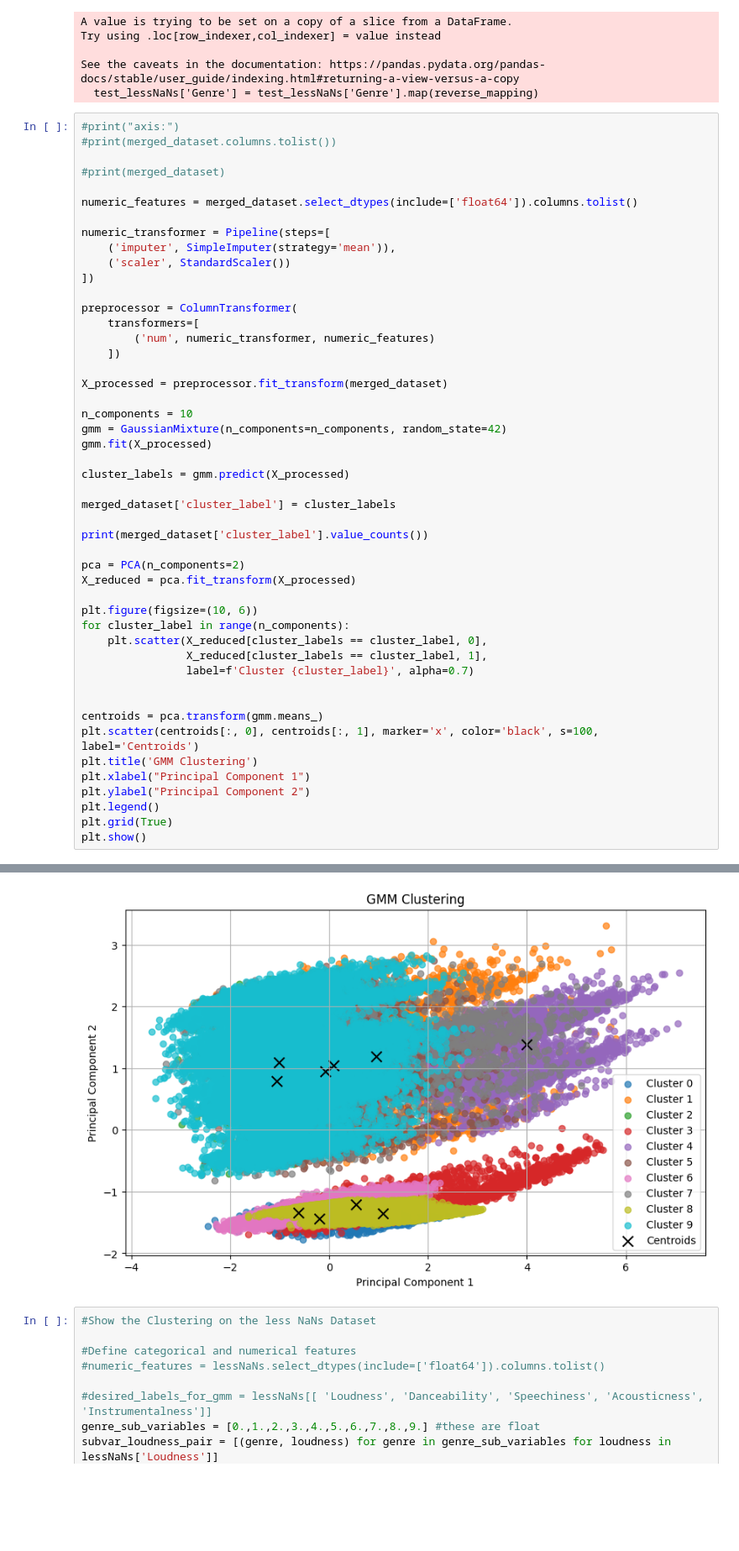
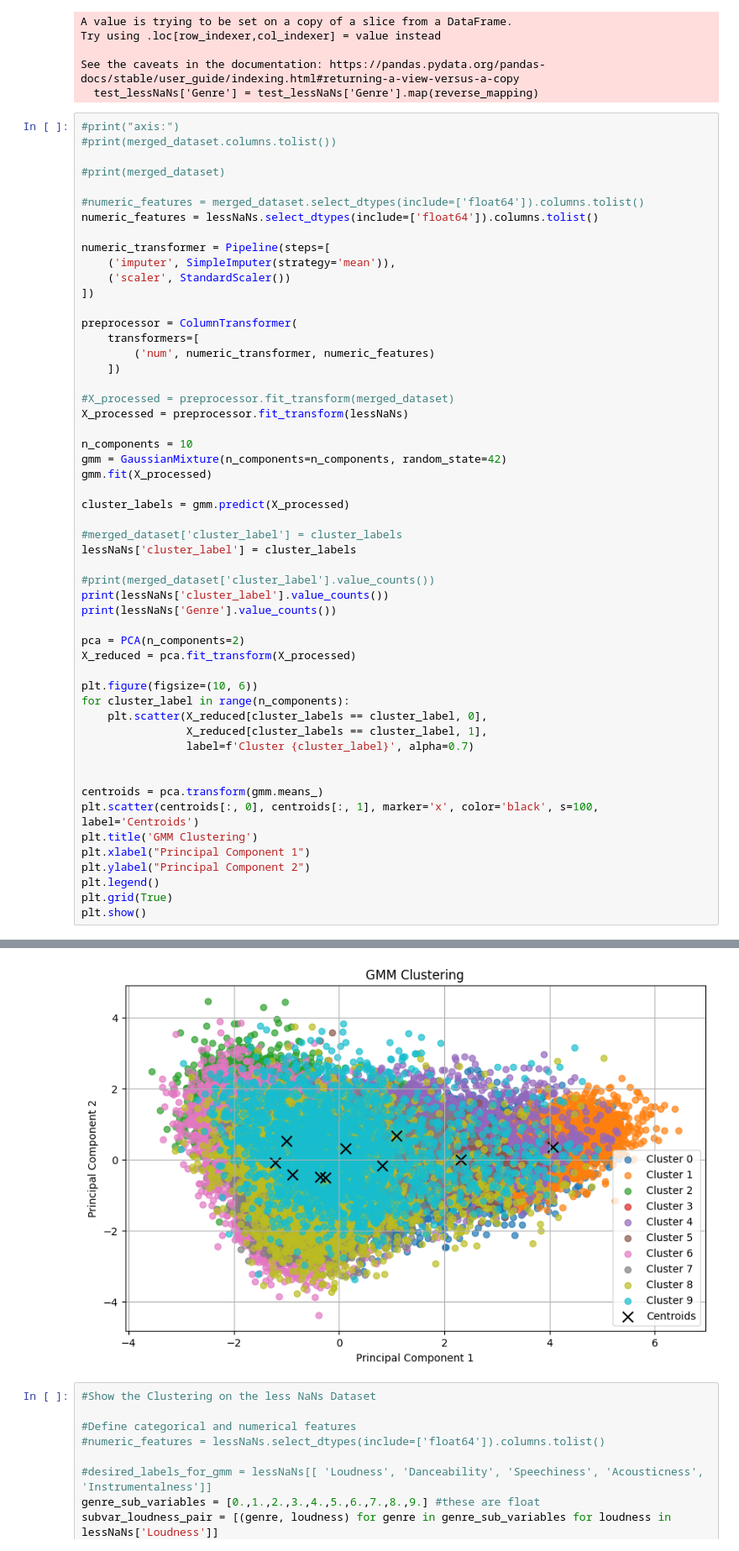
Before and after one commit to ababoescu/COGS118B_Project, a Jupyter notebook: Data_Wrangling_groupXXX.ipynb, the cells around one changed output, grey strips where cells are left out. Shown: that part at 84% size. Cells and saved outputs as stored; diff of their text form; blank space fills up the shorter version.

Commit message:
Update Data_Wrangling_groupXXX.ipynb
Changed GMM dataset

```diff
--- a/Data_Wrangling_groupXXX.ipynb
+++ b/Data_Wrangling_groupXXX.ipynb
@@ -818,7 +818,8 @@ See the caveats in the documentation: https://pandas.pydata.org/pandas-docs/stab
 
 #print(merged_dataset)
 
-numeric_features = merged_dataset.select_dtypes(include=['float64']).columns.tolist()
+#numeric_features = merged_dataset.select_dtypes(include=['float64']).columns.tolist()
+numeric_features = lessNaNs.select_dtypes(include=['float64']).columns.tolist()
 
 numeric_transformer = Pipeline(steps=[
     ('imputer', SimpleImputer(strategy='mean')),
@@ -830,7 +831,8 @@ preprocessor = ColumnTransformer(
         ('num', numeric_transformer, numeric_features)
     ])
 
-X_processed = preprocessor.fit_transform(merged_dataset)
+#X_processed = preprocessor.fit_transform(merged_dataset)
+X_processed = preprocessor.fit_transform(lessNaNs)
 
 n_components = 10
 gmm = GaussianMixture(n_components=n_components, random_state=42)
@@ -838,9 +840,12 @@ gmm.fit(X_processed)
 
 cluster_labels = gmm.predict(X_processed)
 
-merged_dataset['cluster_label'] = cluster_labels
+#merged_dataset['cluster_label'] = cluster_labels
+lessNaNs['cluster_label'] = cluster_labels
 
-print(merged_dataset['cluster_label'].value_counts())
+#print(merged_dataset['cluster_label'].value_counts())
+print(lessNaNs['cluster_label'].value_counts())
+print(lessNaNs['Genre'].value_counts())
 
 pca = PCA(n_components=2)
 X_reduced = pca.fit_transform(X_processed)
@@ -876,4 +886,4 @@ Name: count, dtype: int64
-[figure, old version]
+[figure, new version]
 # %%
 #Show the Clustering on the less NaNs Dataset
 
```
Also changed, not shown: parts of 1 cell of this notebook.
